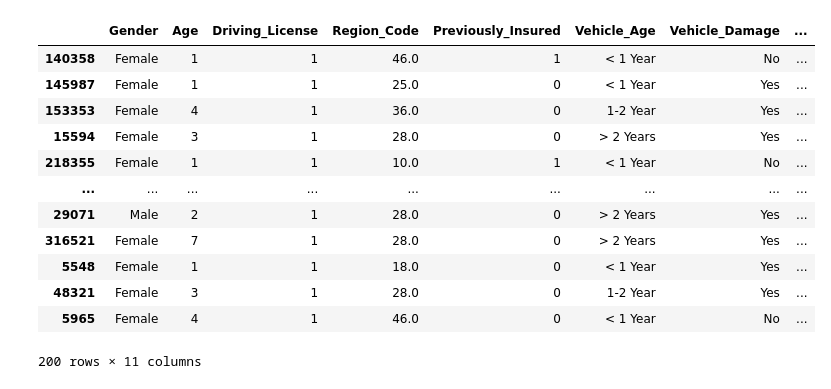
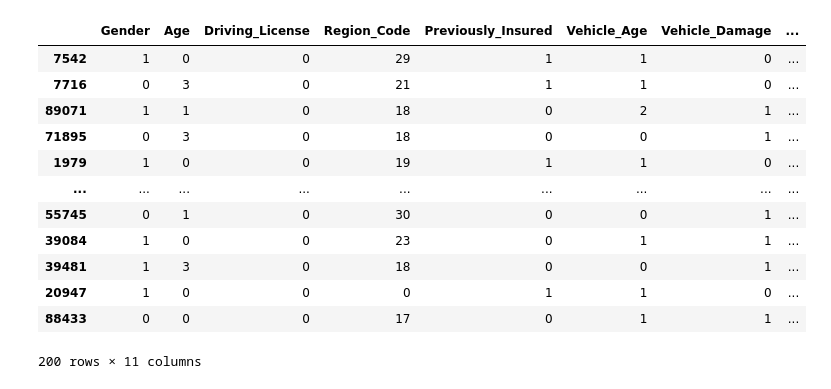
Before and after one commit to atf98/An-Efficient-Discretization-Algorithm-Using-Rough-Set-Theory, a Jupyter notebook: model.ipynb, the cells around one changed output. Drawn from its saved outputs; the diff is of its cells as text; code cells hidden in the pictures.

```diff
--- a/model.ipynb
+++ b/model.ipynb
@@ -29,6 +20,7 @@ import matplotlib.pyplot as plt
 # %%
-# shape (381109, 11)
-data = pd.read_csv('datasets/d1.csv')
-data = data.drop(['id'], axis=1)
+# data = pd.read_csv('datasets/d1.csv') # Orignal Dataset shape (381109, 11)
+# data = data.drop(['id'], axis=1)
+
+data = pd.read_csv('datasets/d1_bootstraped.csv')
 
 # data_2 = pd.read_csv('datasets/d2.csv')
@@ -123,14 +88,17 @@ class DRST:
     def __init__(
         self,
         checker_type: str = 'topN',
-        comb_max_depth: int = None
-        ):
+        comb_max_depth: int = None,
+        decision_column_name: str = 'class',
+    ):
+
         # Primary Data Information
         self.data = None
         self.columns = None
         self.continuous_columns = None
         self.discrete_columns = None
         self.scaled_data = None
+        self.decision_column_name = decision_column_name
 
         # Secondary Data infromation
         self.data_after_INI = None
@@ -142,6 +110,9 @@ class DRST:
         self.checker_top_n = 10  # defult number of top N for topN checker
 
         # Config Tools
+        self.rst = None
+        self.encoder = LabelEncoder()
+        self.encoder_dict = dict()
         self.scaler = StandardScaler()
         self.natural_interval_model = 'kmeans'
         self.NIM_message = 'Model for initiat the natural intervals cannot be blank'
@@ -179,6 +150,7 @@ class DRST:
         self.columns = self.data.columns
         self.continuous_columns = continous_columns if continous_columns else self._check_continuous()
         self.discrete_columns = list(set(self.columns).difference(self.continuous_columns))
+        self.discrete_columns.remove(self.decision_column_name)
 
         self.scaled_data = self._scaling_continuous()
         self.silhouette_scores = self._get_silhouette_score()
@@ -186,12 +158,26 @@ class DRST:
 
         # Intiate classification
         self.data_after_INI = getattr(self, '_%s_model' % natural_interval_model, lambda: self.NIM_message)()
-        # print(self.data_after_INI.nunique())
+        print(self.data_after_INI.nunique())
         self.data_after_INI.sort_values(['Annual_Premium']).to_csv('%s_model.csv' % natural_interval_model)
         self.all_combinations = self.get_combinations()
+        print(list(random.choice(self.all_combinations)))
 
-        data = self.data.copy()
+        data = self.data.copy() # local datavriable to save change in
         data[self.continuous_columns] = self.data_after_INI.to_numpy()
+        data = self._labeling_discrete(data)
+
+
+        self.rst = RST(
+                data,
+                continuous_columns=self.continuous_columns,
+                decision_column_name=self.decision_column_name
+            )
+
+        lower, dependency = self.rst.get_dependency(
+            combination=list(random.choice(self.all_combinations))
+            )
+        print(dependency)
         return data
 
     def _dbscan_model(self):
@@ -234,6 +220,17 @@ class DRST:
 
         return [x for x in likely if x.lower() not in common_names]
 
+    def _labeling_discrete(self, data):
+
+        data_endocded = data.copy()
+
+        for col in data_endocded:
+            if col not in ['Annual_Premium', 'Vintage']:
+                le = self.encoder.fit(data_endocded[col])
+                data_endocded[col] = self.encoder.transform(data_endocded[col])
+                self.encoder_dict[col] = self.encoder
+        return data_endocded
+
     def _scaling_continuous(self):
 
         data_cluster = self.data[self.continuous_columns].copy()
@@ -248,16 +245,18 @@ class DRST:
         for att in self.continuous_columns:
             temp_score = []
             scores[att] = 3
-            for n_clusters in range(3,9):
+            for n_clusters in range(3, 9):
                 # Initialize the clusterer with n_clusters value and a random generator
                 # seed of 10 for reproducibility.
                 clusterer = KMeans(n_clusters=n_clusters, random_state=10)
-                cluster_labels = clusterer.fit_predict(self._np_array_reshaped(self.scaled_data[att]))
+                cluster_labels = clusterer.fit_predict(
+                    self._np_array_reshaped(self.scaled_data[att]))
 
                 # The silhouette_score gives the average value for all the samples.
                 # This gives a perspective into the density and separation of the formed
                 # clusters
-                silhouette_avg = silhouette_score(self._np_array_reshaped(self.scaled_data[att]), cluster_labels)
+                silhouette_avg = silhouette_score(
+                    self._np_array_reshaped(self.scaled_data[att]), cluster_labels)
                 temp_score.append(silhouette_avg)
             scores[att] = temp_score.index(max(temp_score)) + 3
         return scores
@@ -273,7 +272,8 @@ class DRST:
 
         return sorted(combX, key=len)
 
-drst = DRST()
+
+drst = DRST(comb_max_depth=3, decision_column_name='Response')
 # drst.fit(data_1, natural_interval_model='kmeans', continous_columns=['months_as_customer','total_claim_amount'])
 # drst.fit(data_1, natural_interval_model='kmeans')
 
@@ -285,13 +291,13 @@ Wall time: 830 ms
 |  | Gender | Age | Driving_License | Region_Code | Previously_Insured | Vehicle_Age | Vehicle_Damage | ... |
-| 140358 | Female | 1 | 1 | 46.0 | 1 | < 1 Year | No | ... |
-| 145987 | Female | 1 | 1 | 25.0 | 0 | < 1 Year | Yes | ... |
-| 153353 | Female | 4 | 1 | 36.0 | 0 | 1-2 Year | Yes | ... |
-| 15594 | Female | 3 | 1 | 28.0 | 0 | > 2 Years | Yes | ... |
-| 218355 | Female | 1 | 1 | 10.0 | 1 | < 1 Year | No | ... |
+| 7542 | 1 | 0 | 0 | 29 | 1 | 1 | 0 | ... |
+| 7716 | 0 | 3 | 0 | 21 | 1 | 1 | 0 | ... |
+| 89071 | 1 | 1 | 0 | 18 | 0 | 2 | 1 | ... |
+| 71895 | 0 | 3 | 0 | 18 | 0 | 0 | 1 | ... |
+| 1979 | 1 | 0 | 0 | 19 | 1 | 1 | 0 | ... |
 | ... | ... | ... | ... | ... | ... | ... | ... | ... |
-| 29071 | Male | 2 | 1 | 28.0 | 0 | > 2 Years | Yes | ... |
-| 316521 | Female | 7 | 1 | 28.0 | 0 | > 2 Years | Yes | ... |
-| 5548 | Female | 1 | 1 | 18.0 | 0 | < 1 Year | Yes | ... |
-| 48321 | Female | 3 | 1 | 28.0 | 0 | 1-2 Year | Yes | ... |
-| 5965 | Female | 4 | 1 | 46.0 | 0 | < 1 Year | No | ... |
+| 55745 | 0 | 1 | 0 | 30 | 0 | 0 | 1 | ... |
+| 39084 | 1 | 0 | 0 | 23 | 0 | 1 | 1 | ... |
+| 39481 | 1 | 3 | 0 | 18 | 0 | 0 | 1 | ... |
+| 20947 | 1 | 0 | 0 | 0 | 1 | 1 | 0 | ... |
+| 88433 | 0 | 0 | 0 | 17 | 0 | 1 | 1 | ... |
 200 rows × 11 columns
```
Also changed, not shown: parts of 6 cells of this notebook, 12 other files.
